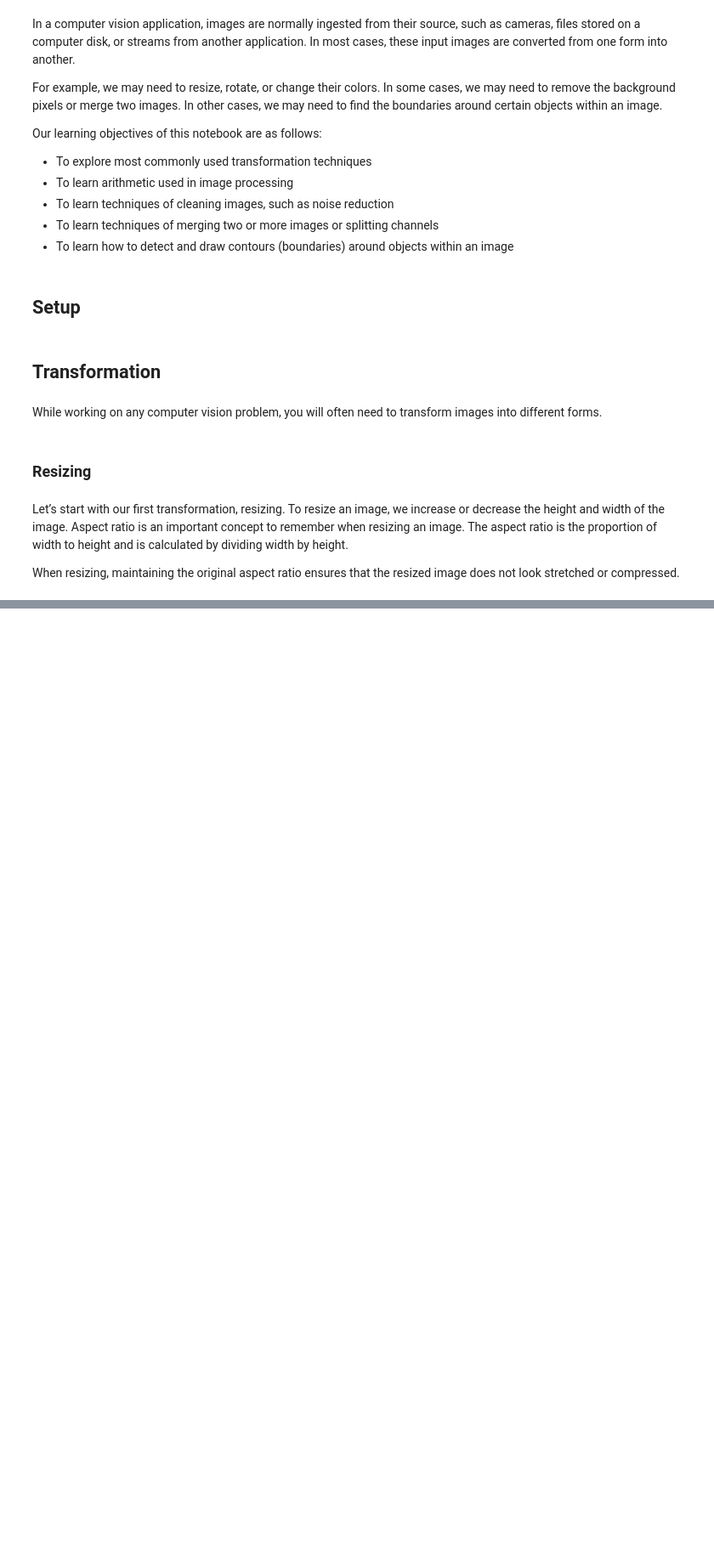
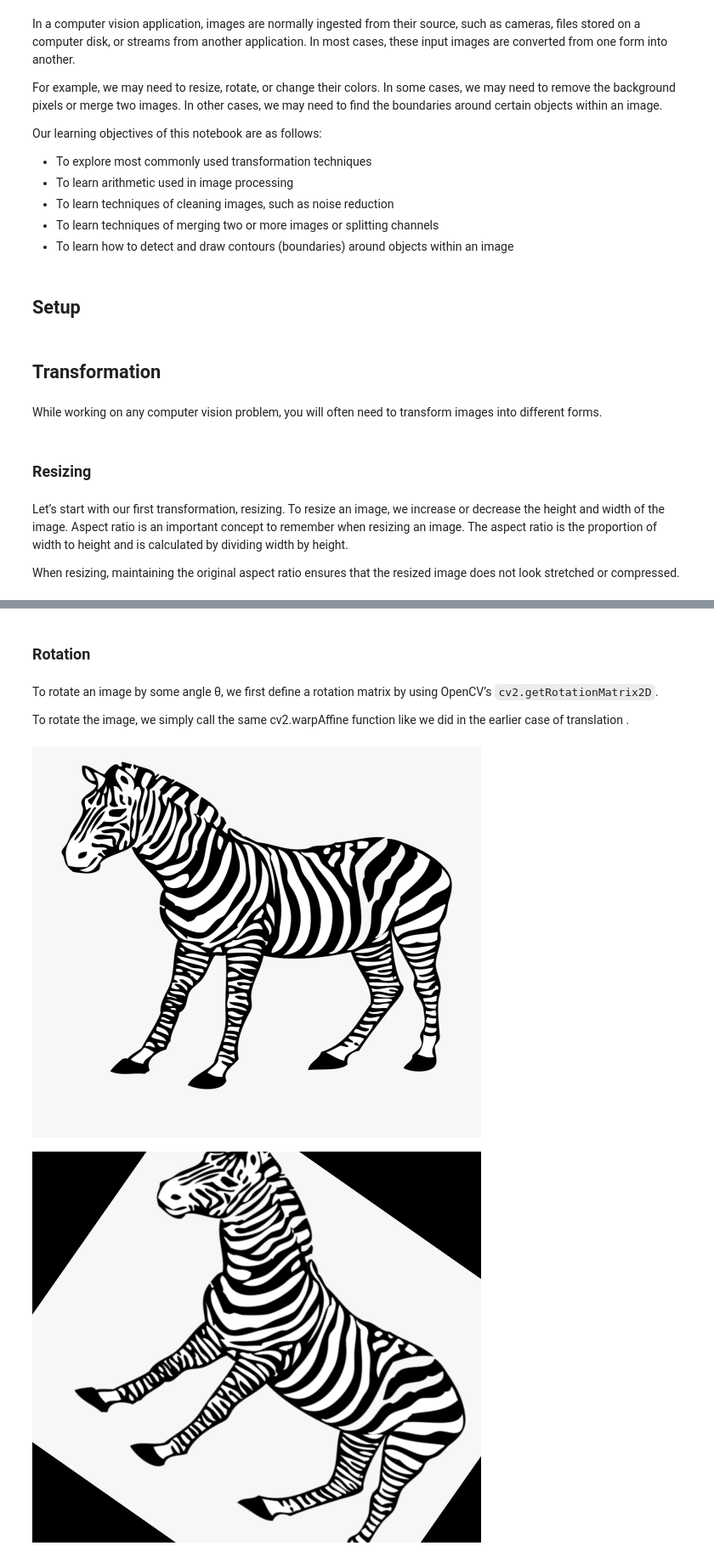
Before and after one commit to rahiakela/building-computer-vision-applications-using-artificial-neural-networks, a Jupyter notebook: 3_techniques_of_image_processing.ipynb, the cells around one changed output, grey strips where cells are left out. Shown at 85% size. Cells and saved outputs as stored; diff of their text form; code cells hidden in the pictures; blank space fills up the shorter version.

```diff
--- a/3_techniques_of_image_processing.ipynb
+++ b/3_techniques_of_image_processing.ipynb
@@ -34,0 +109,32 @@ When resizing, maintaining the original aspect ratio ensures that the resized im
+# %% [markdown]
+### Rotation
+# %% [markdown]
+To rotate an image by some angle θ, we first define a rotation matrix by using OpenCV’s `cv2.getRotationMatrix2D`.
+
+To rotate the image, we simply call the same cv2.warpAffine function like we did in the earlier case of translation .
+# %%
+# image path
+image_path = "zebrasmall.png"
+# Read or load image from its path
+image = cv2.imread(image_path)
+
+# Display the image
+cv2_imshow(image)
+
+# hieght and width tuple
+(h, w) = image.shape[:2]
+
+# Define translation matrix
+center = (h // 2, w // 2)
+angle = -35
+scale = 1.0
+rotation_matrix = cv2.getRotationMatrix2D(center, angle, scale)
+
+# Rotate the image
+rotated_image = cv2.warpAffine(image, rotation_matrix, (image.shape[1], image.shape[0]))
+
+# Display the image
+cv2_imshow(rotated_image)
+# %% [output]
+[figure, added]
+[figure, added]
```
Also changed, not shown: parts of 16 cells of this notebook.
